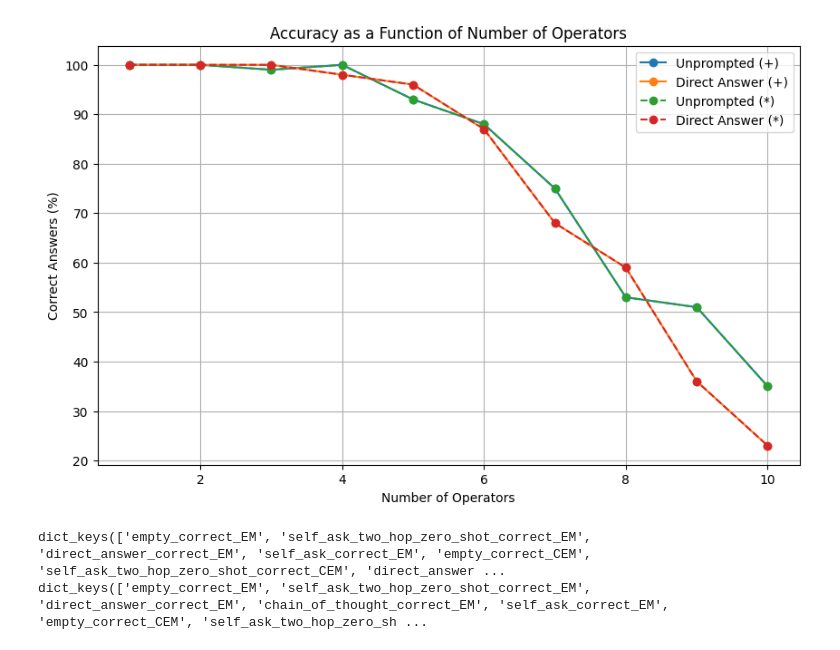
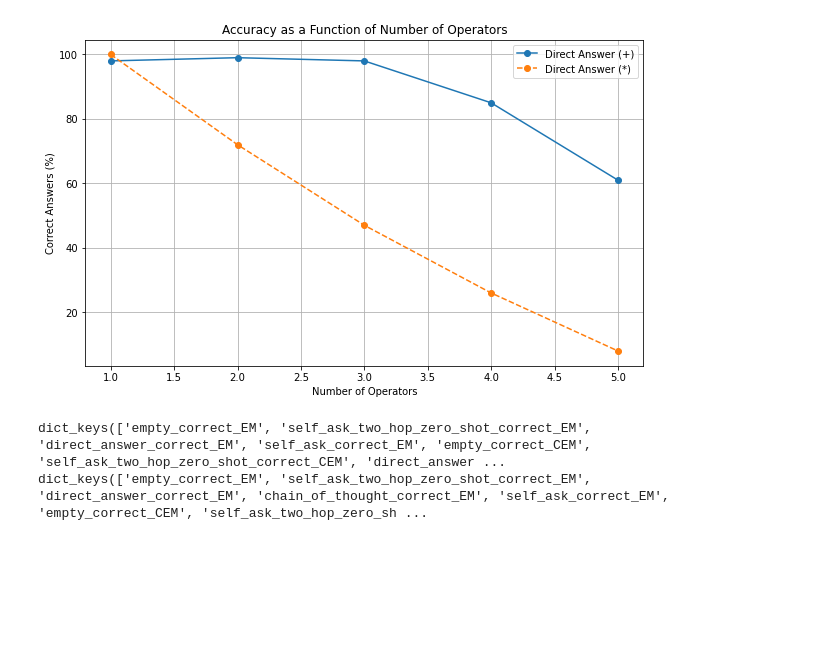
Before and after one commit to LoganMilandin/comp-gap-public, a Jupyter notebook: plot_results_arithmetic.ipynb, the cells around one changed output. Saved outputs shown, nothing was run; the diff lists cells and outputs as text; code cells hidden in the pictures; blank space fills up the shorter version.

```diff
--- a/plot_results_arithmetic.ipynb
+++ b/plot_results_arithmetic.ipynb
@@ -6,7 +6,7 @@ import string
 import re
 # %%
 data = {}
-fname = f'results/arithmetic/addition_only_results_gpt-3.5-turbo.json'
+fname = f'results/arithmetic/word_problem_only_results_mult_gpt-3.5-turbo.json'
 with open(fname, 'r') as infile:
 #     data["gpt-4"] = json.load(infile)["summary"]
     data = json.load(infile)
@@ -96,35 +114,35 @@ prompt_types = {
 # %%
 import matplotlib.pyplot as plt
 import json
 
 def get_data(category):
-    with open(f'results/arithmetic/{category}_results_gpt-3.5-turbo.json') as f:
+    with open(f'results/arithmetic/word_problem_only_results_{category}_gpt-3.5-turbo.json') as f:
         data = json.load(f)
     x = list(range(1, len(data) + 1))  # Number of operators
-    unprompted_y = [value['summary']['unprompted_correct'] for value in data.values()]
+    unprompted_y = None#[value['summary']['unprompted_correct'] for value in data.values()]
     direct_answer_y = [value['summary']['direct_answer_correct'] for value in data.values()]
     return x, unprompted_y, direct_answer_y
 
 # Get data from JSON files
-x_add, unprompted_y_add, direct_y_add = get_data('addition_only')
-x_mul, unprompted_y_mul, direct_y_mul = get_data('multiplication_only')
+x_add, unprompted_y_add, direct_y_add = get_data('add')
+x_mul, unprompted_y_mul, direct_y_mul = get_data('mult')
 
 # Plotting
 plt.figure(figsize=(10, 6))
 
-plt.plot(x_add, unprompted_y_add, marker='o', label='Unprompted (+)')
+# plt.plot(x_add, unprompted_y_add, marker='o', label='Unprompted (+)')
 plt.plot(x_add, direct_y_add, marker='o', label='Direct Answer (+)')
-plt.plot(x_mul, unprompted_y_mul, marker='o', linestyle='--', label='Unprompted (*)')
+# plt.plot(x_mul, unprompted_y_mul, marker='o', linestyle='--', label='Unprompted (*)')
 plt.plot(x_mul, direct_y_mul, marker='o', linestyle='--', label='Direct Answer (*)')
 
 plt.xlabel('Number of Operators')
 plt.ylabel('Correct Answers (%)')
 plt.title('Accuracy as a Function of Number of Operators')
 plt.legend()
 plt.grid(True)
 plt.show()
 # %% [output]
-[figure, old version]
+[figure, new version]
 # %%
 
 # Load data from JSON files
```
Also changed, not shown: parts of 2 cells of this notebook, 6 other files.
